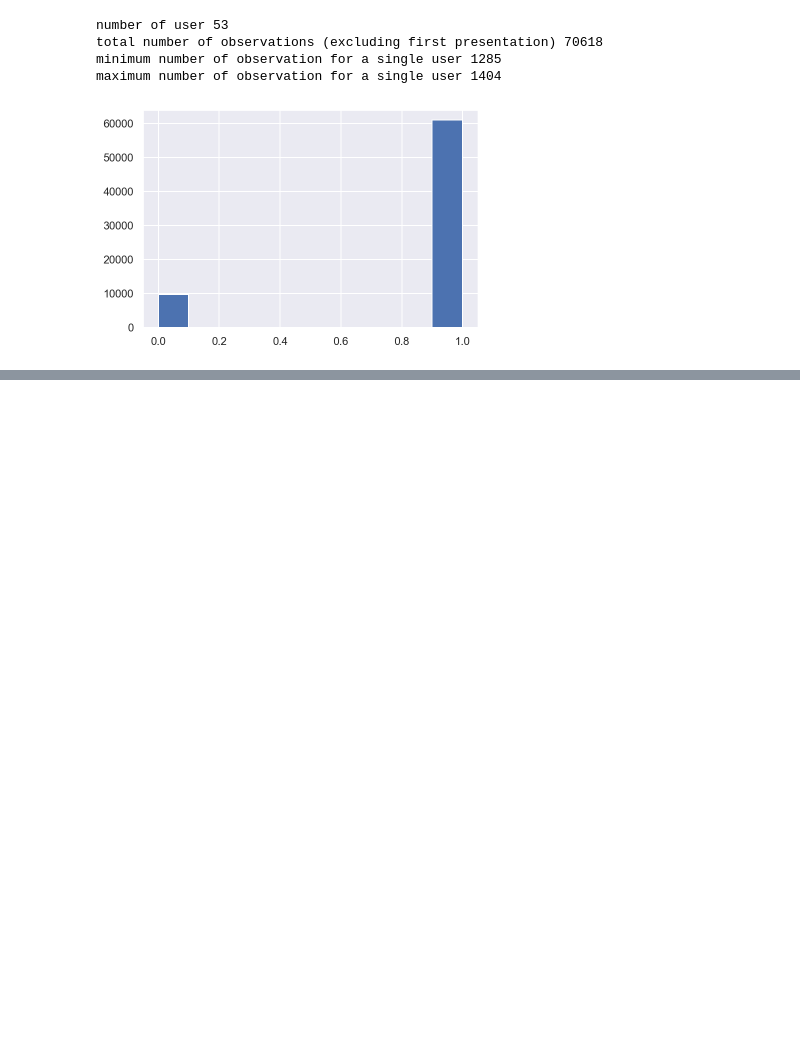
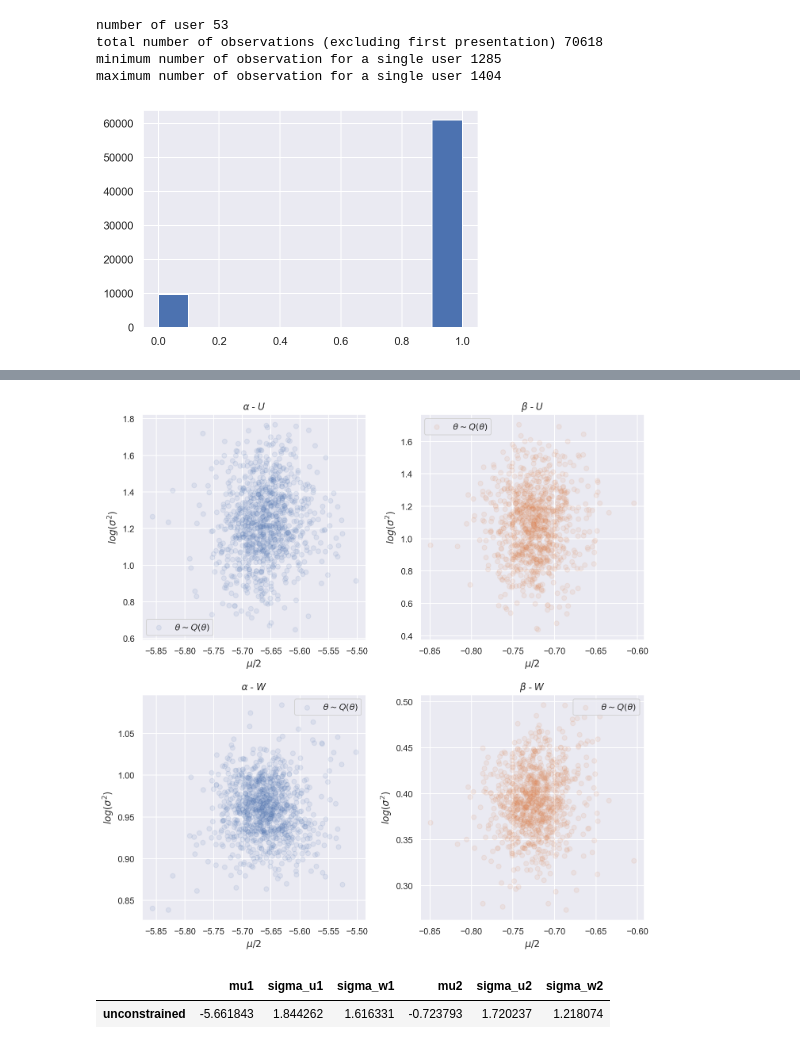
Before and after one commit to AurelienNioche/ActiveTeachingCollaborative, a Jupyter notebook: inference/norm-flow/minibatch/experimental-data.ipynb, the cells around one changed output, grey strips where cells are left out. Cells and saved outputs as stored; diff of their text form; code cells hidden in the pictures; blank space fills up the shorter version.

```diff
--- a/inference/norm-flow/minibatch/experimental-data.ipynb
+++ b/inference/norm-flow/minibatch/experimental-data.ipynb
@@ -137,2 +143,4 @@ plot_loss(hist_loss)
 # %%
-plot_posterior(theta_flow)
+plot_posterior(theta_flow, name=run_name)
+# %% [output]
+[figure, added]
@@ -138,0 +158,14 @@ plot_posterior(theta_flow)
+# %%
+unconstrained = {
+    "mu1": mu1.mean().item(),
+    "sigma_u1": np.exp(0.5*log_var_u1.mean().item()),
+    "sigma_w1": np.exp(0.5*log_var_w1.mean().item()),
+    "mu2": mu2.mean().item(),
+    "sigma_u2": np.exp(0.5*log_var_u2.mean().item()),
+    "sigma_w2": np.exp(0.5*log_var_w2.mean().item())}
+
+df_param = pd.DataFrame([unconstrained, ], index=["unconstrained",])
+df_param
+# %% [output]
+|  | mu1 | sigma_u1 | sigma_w1 | mu2 | sigma_u2 | sigma_w2 |
+| unconstrained | -5.661843 | 1.844262 | 1.616331 | -0.723793 | 1.720237 | 1.218074 |
```
Also changed, not shown: parts of 8 cells of this notebook, 7 other files.
